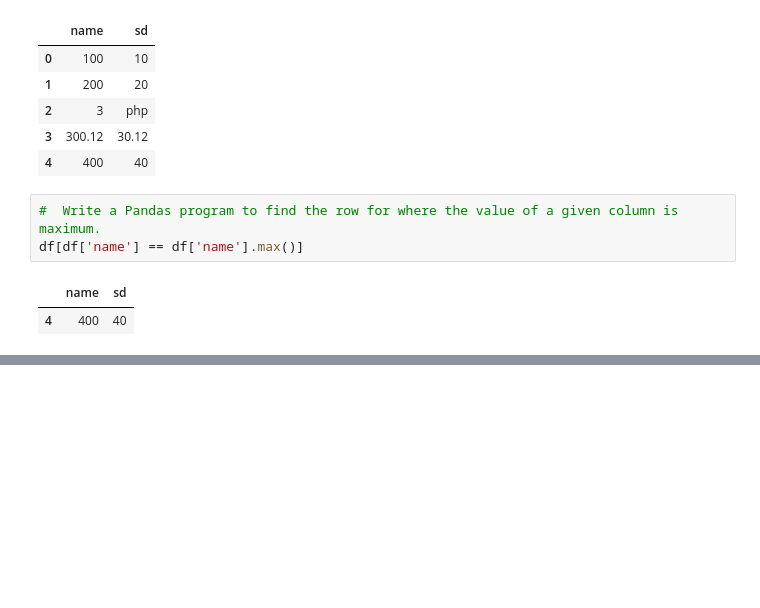
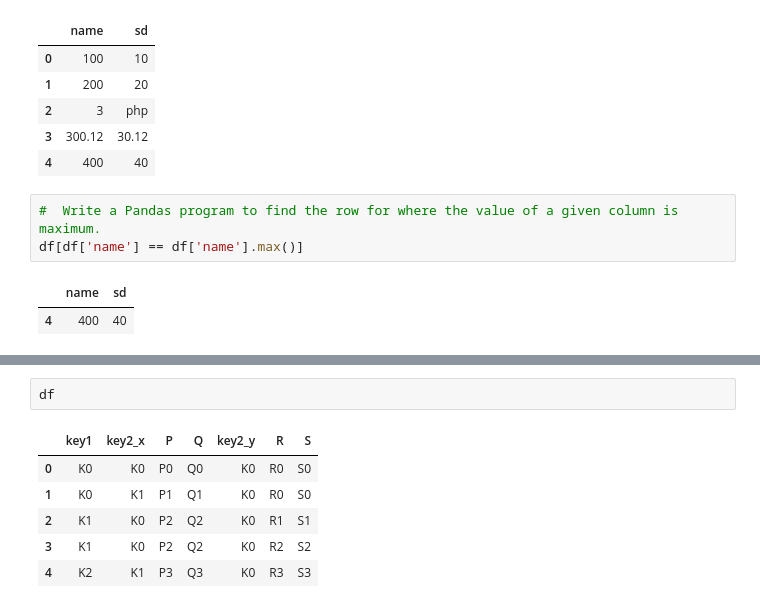
Before and after one commit to hishampaloli/Basic_Data_science_lib, a Jupyter notebook: pandas/PandasExercise.ipynb, the cells around one changed output, grey strips where cells are left out. Saved outputs shown, nothing was run; the diff lists cells and outputs as text; blank space fills up the shorter version.

```diff
--- a/pandas/PandasExercise.ipynb
+++ b/pandas/PandasExercise.ipynb
@@ -658,0 +790,9 @@ df[df['name'] == df['name'].max()]
+# %%
+df
+# %% [output]
+|  | key1 | key2_x | P | Q | key2_y | R | S |
+| 0 | K0 | K0 | P0 | Q0 | K0 | R0 | S0 |
+| 1 | K0 | K1 | P1 | Q1 | K0 | R0 | S0 |
+| 2 | K1 | K0 | P2 | Q2 | K0 | R1 | S1 |
+| 3 | K1 | K0 | P2 | Q2 | K0 | R2 | S2 |
+| 4 | K2 | K1 | P3 | Q3 | K0 | R3 | S3 |
```
Also changed, not shown: parts of 24 cells of this notebook, 2 other files.
